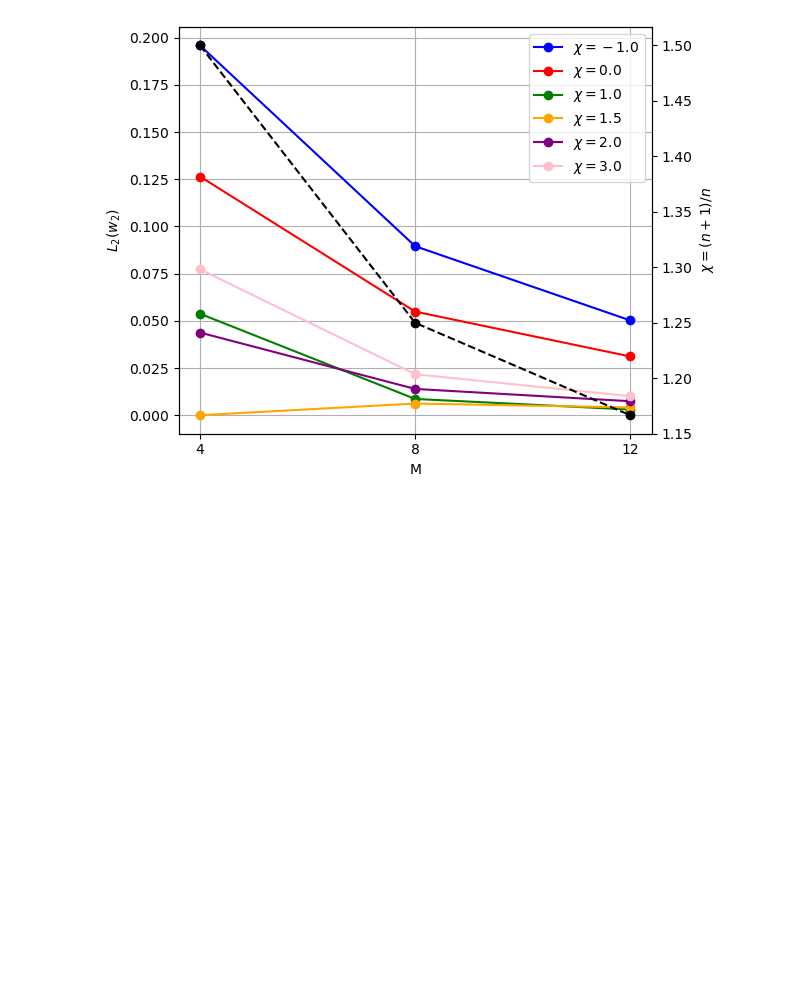
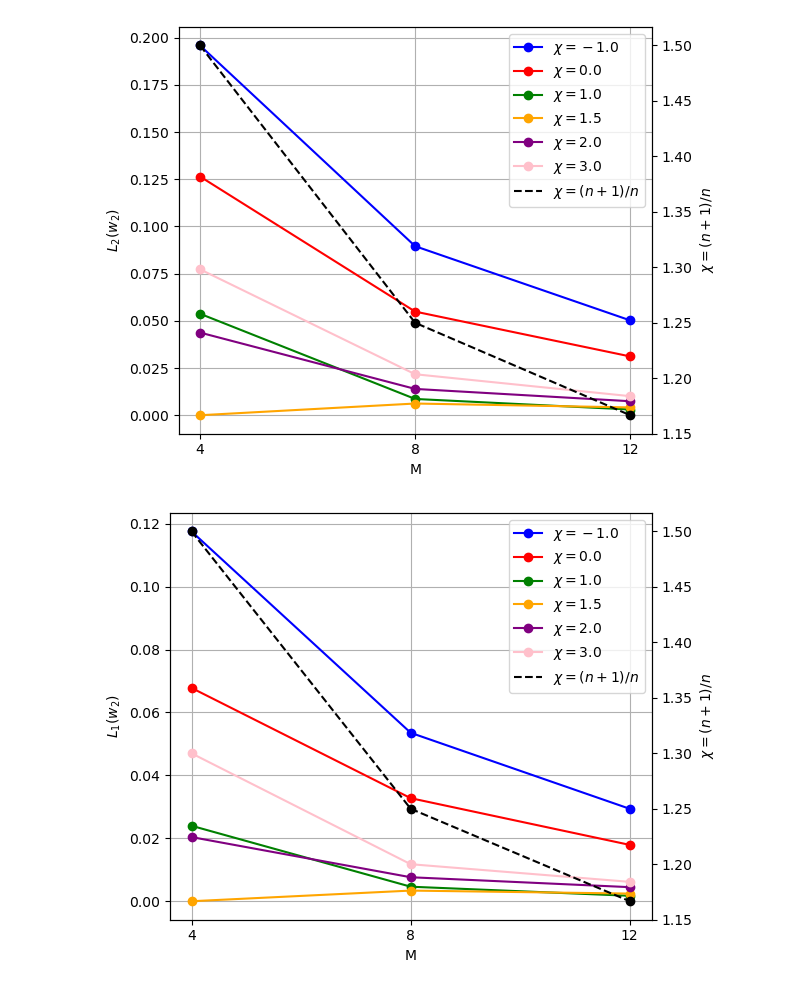
Before and after one commit to JanHab/ExtGram.jl, a Jupyter notebook: notebooks/GaugeInvariance.ipynb, the cells around one changed output. Cells and saved outputs as stored; diff of their text form; code cells hidden in the pictures; blank space fills up the shorter version.

```diff
--- a/notebooks/GaugeInvariance.ipynb
+++ b/notebooks/GaugeInvariance.ipynb
@@ -42,11 +42,11 @@ for M in Moments:
 
         label = f"$\\chi={chi}$"
         if chi == "optimal":
-            label = f"$\\chi=(n+1)/n={1+2/M}$"
+            label = f"$\\chi=(n+1)/n={1+2/M:.3f}$"
         axs.plot(x, w[:,2], color=colors[i], linestyle=linestyles[i], label=label)
 
     axs.set_xlabel("x")
-    axs.set_ylabel("$\\rho \\theta$")
+    axs.set_ylabel("$w_2$")
     axs.grid(True)
     axs.legend()
     fig.tight_layout()
@@ -59,47 +59,60 @@ for M in Moments:
 # %%
-fig, axs = plt.subplots()
+fig_L2, axs_L2 = plt.subplots()
+fig_L1, axs_L1 = plt.subplots()
 for i, chi in enumerate(chi_vector[:-1]):   # skip optimal, as this is our reference solution
     L2_error = []
+    L1_error = []
     for j, M in enumerate(Moments):
         filename = f'../out/Riemann1D/GaugeInvestigation/gram_solution_M{M}_closure{closure}_Kn{Kn}_source{source_string}_chi{chi}_T_end{T_end}_rho_L{rho_L}_rho_R{rho_R}_v_L{v_L}_v_R{v_R}_theta_L{theta_L}_theta_R{theta_R}_base_tree_level{base_tree_level}_polydeg{polydeg}_prim.tsv'
 
         data = read_solution_file(filename)
 
         # Build time → timestep mapping
         times = np.array([data[ts]["t"] for ts in sorted(data.keys())])
         timesteps = np.array(sorted(data.keys()))
 
         time_query = 21 # last time step
         sol = interpolate_solution(data, time_query, times, timesteps)
         x, w, t = sol["x"], sol["u"], sol["t"]
 
         # Load optimal solution
         filename_optimal = f'../out/Riemann1D/GaugeInvestigation/gram_solution_M{M}_closure{closure}_Kn{Kn}_source{source_string}_chioptimal_T_end{T_end}_rho_L{rho_L}_rho_R{rho_R}_v_L{v_L}_v_R{v_R}_theta_L{theta_L}_theta_R{theta_R}_base_tree_level{base_tree_level}_polydeg{polydeg}_prim.tsv'
         data_optimal = read_solution_file(filename_optimal)
         sol_optimal = interpolate_solution(data_optimal, time_query, times, timesteps)
         x_optimal, w_optimal, t_optimal = sol_optimal["x"], sol_optimal["u"], sol_optimal["t"]
 
         # Interpolate optimal solution onto current grid
         w_opt_interp = np.interp(x, x_optimal, w_optimal[:,2])
 
         # Compute L2 error
-        error = np.linalg.norm(w[:,2] - w_opt_interp, 2) / np.linalg.norm(w_opt_interp, 2)
-        L2_error.append(error)
+        error_L2 = np.linalg.norm(w[:,2] - w_opt_interp, 2) / np.linalg.norm(w_opt_interp, 2)
+        L2_error.append(error_L2)
+        # Compute L1 error
+        error_L1 = np.linalg.norm(w[:,2] - w_opt_interp, 1) / np.linalg.norm(w_opt_interp, 1)
+        L1_error.append(error_L1)
 
-    axs.plot(Moments, L2_error, marker='o', color=colors[i], label=f"$\\chi={chi}$")
-    axs.set_xlabel("M")
-    axs.set_xticks(Moments)
-    axs.set_ylabel("$L_2(w_2)$")
+    axs_L2.plot(Moments, L2_error, marker='o', color=colors[i], label=f"$\\chi={chi}$")
+    axs_L1.plot(Moments, L1_error, marker='o', color=colors[i], label=f"$\\chi={chi}$")
+[axs.set_xlabel("M") for axs in [axs_L1, axs_L2]]
+[axs.set_xticks(Moments) for axs in [axs_L1, axs_L2]]
+axs_L2.set_ylabel("$L_2(w_2)$")
+axs_L1.set_ylabel("$L_1(w_2)$")
 
 chi_optimal = 1 + 2 / np.array(Moments)
-twinx = axs.twinx()
-twinx.set_ylabel("$\\chi=(n+1)/n$")
-twinx.plot(Moments, chi_optimal, 'k--', marker='o', label="$\\chi_{optimal}=(n+1)/n$")
-axs.legend()
-axs.grid(True)
+twinx = [axs.twinx() for axs in [axs_L1, axs_L2]]
+[twinx_.set_ylabel("$\\chi=(n+1)/n$") for twinx_ in twinx]
+[twinx_.plot(Moments, chi_optimal, 'k--', marker='o') for twinx_ in twinx]
+[axs.plot([], [], 'k--', label="$\\chi=(n+1)/n$") for axs in [axs_L1, axs_L2]]
+[axs.legend() for axs in [axs_L1, axs_L2]]
+[axs.grid(True) for axs in [axs_L1, axs_L2]]
 
-fig.tight_layout()
-fig.savefig('../out/Figures/GaugeInvestigation/GaugeInvestigation_L2Error_vs_M.pdf')
-fig.show()
+fig_L2.tight_layout()
+fig_L2.savefig('../out/Figures/GaugeInvestigation/GaugeInvestigation_L2Error_vs_M.pdf')
+fig_L2.show()
+
+fig_L1.tight_layout()
+fig_L1.savefig('../out/Figures/GaugeInvestigation/GaugeInvestigation_L1Error_vs_M.pdf')
+fig_L1.show()
 # %% [output]
-[figure, old version]
+[figure, new version]
+[figure, added]
```
Also changed, not shown: parts of 1 cell of this notebook, 5 other files.
